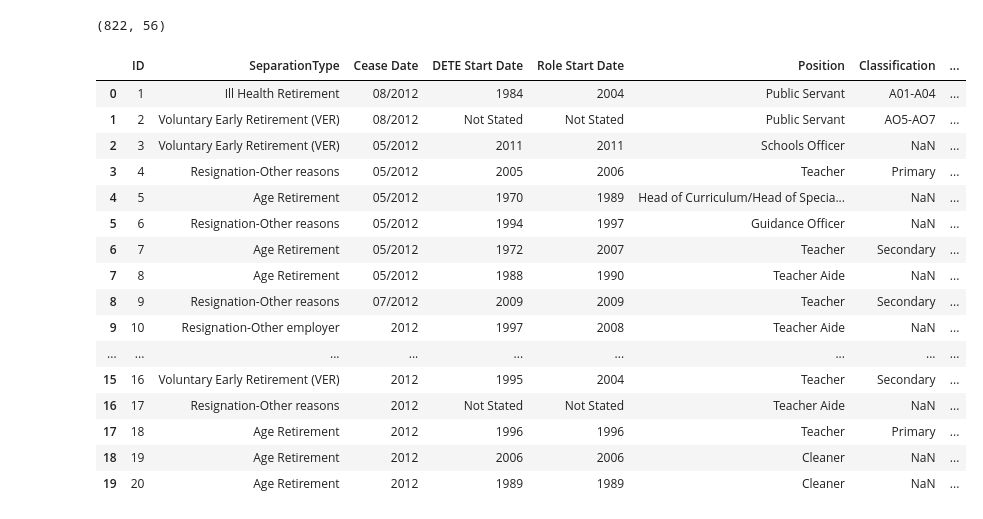
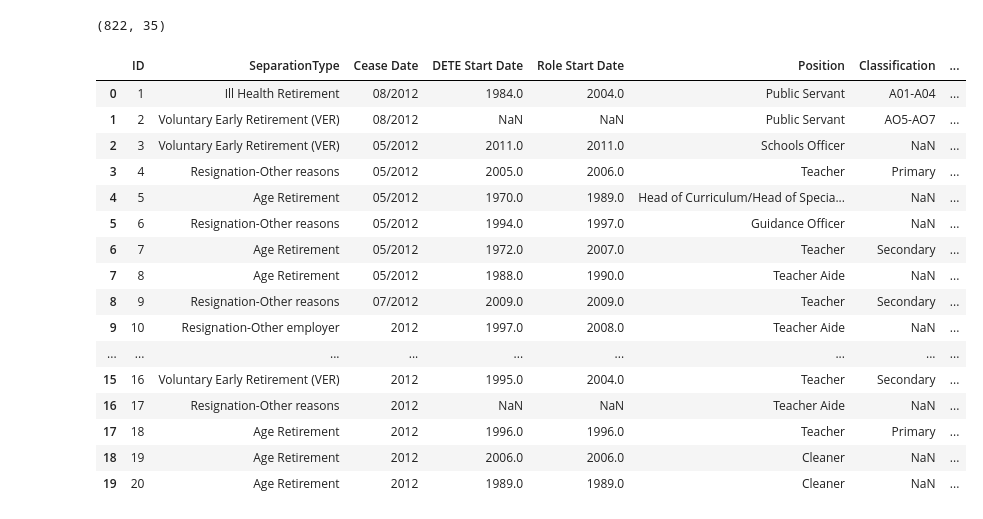
Before and after one commit to JimNeville/DETE_TAFE_employee_exit_surveys, a Jupyter notebook: data/data_cleaning/combine_datasets.ipynb, the cells around one changed output. Drawn from its saved outputs; the diff is of its cells as text; code cells hidden in the pictures.

Commit message:
EDA and reduced columns

```diff
--- a/data/data_cleaning/combine_datasets.ipynb
+++ b/data/data_cleaning/combine_datasets.ipynb
@@ -4,35 +4,46 @@
 import pandas as pd
 import numpy as np
 
-dete = pd.read_csv('../dete-exit-survey-january-2014.csv')
-tafe = pd.read_csv('../tafe-employee-exit-survey-access-database-december-2013.csv', encoding='iso-8859-1')
+dete = pd.read_csv('../dete-exit-survey-january-2014.csv',
+                    na_values='Not Stated' #replace 'Not Stated' values with nulls
+                  )
+tafe = pd.read_csv('../tafe-employee-exit-survey-access-database-december-2013.csv',
+                   encoding='iso-8859-1'
+                  )
+
+# Remove unnecessary columns
+
+dete_updated = dete.drop(dete.columns[28:49], axis=1)
+tafe_updated = tafe.drop(tafe.columns[17:66], axis=1)
 # %%
 # Set column and row display maximums
 
 pd.set_option('display.max_columns', 100)
 pd.set_option('display.max_rows', 100)
-# %%
-# Explore data
-
-print(dete.shape)
-dete.head(20)
-# %% [output]
-(822, 56)
-|  | ID | SeparationType | Cease Date | DETE Start Date | Role Start Date | Position | Classification | ... |
-| 0 | 1 | Ill Health Retirement | 08/2012 | 1984 | 2004 | Public Servant | A01-A04 | ... |
-| 1 | 2 | Voluntary Early Retirement (VER) | 08/2012 | Not Stated | Not Stated | Public Servant | AO5-AO7 | ... |
-| 2 | 3 | Voluntary Early Retirement (VER) | 05/2012 | 2011 | 2011 | Schools Officer | NaN | ... |
-| 3 | 4 | Resignation-Other reasons | 05/2012 | 2005 | 2006 | Teacher | Primary | ... |
-| 4 | 5 | Age Retirement | 05/2012 | 1970 | 1989 | Head of Curriculum/Head of Specia... | NaN | ... |
-| 5 | 6 | Resignation-Other reasons | 05/2012 | 1994 | 1997 | Guidance Officer | NaN | ... |
-| 6 | 7 | Age Retirement | 05/2012 | 1972 | 2007 | Teacher | Secondary | ... |
-| 7 | 8 | Age Retirement | 05/2012 | 1988 | 1990 | Teacher Aide | NaN | ... |
-| 8 | 9 | Resignation-Other reasons | 07/2012 | 2009 | 2009 | Teacher | Secondary | ... |
-| 9 | 10 | Resignation-Other employer | 2012 | 1997 | 2008 | Teacher Aide | NaN | ... |
-| ... | ... | ... | ... | ... | ... | ... | ... | ... |
-| 15 | 16 | Voluntary Early Retirement (VER) | 2012 | 1995 | 2004 | Teacher | Secondary | ... |
-| 16 | 17 | Resignation-Other reasons | 2012 | Not Stated | Not Stated | Teacher Aide | NaN | ... |
-| 17 | 18 | Age Retirement | 2012 | 1996 | 1996 | Teacher | Primary | ... |
-| 18 | 19 | Age Retirement | 2012 | 2006 | 2006 | Cleaner | NaN | ... |
-| 19 | 20 | Age Retirement | 2012 | 1989 | 1989 | Cleaner | NaN | ... |
+# %%
+# Explore data
+
+print(dete_updated.shape)
+dete_updated.head(20)
+
+# Columns to keep for analysis - ID, SeparationType, Cease Date, dete_updated Start Date, Gender, Age
+# %% [output]
+(822, 35)
+|  | ID | SeparationType | Cease Date | DETE Start Date | Role Start Date | Position | Classification | ... |
+| 0 | 1 | Ill Health Retirement | 08/2012 | 1984.0 | 2004.0 | Public Servant | A01-A04 | ... |
+| 1 | 2 | Voluntary Early Retirement (VER) | 08/2012 | NaN | NaN | Public Servant | AO5-AO7 | ... |
+| 2 | 3 | Voluntary Early Retirement (VER) | 05/2012 | 2011.0 | 2011.0 | Schools Officer | NaN | ... |
+| 3 | 4 | Resignation-Other reasons | 05/2012 | 2005.0 | 2006.0 | Teacher | Primary | ... |
+| 4 | 5 | Age Retirement | 05/2012 | 1970.0 | 1989.0 | Head of Curriculum/Head of Specia... | NaN | ... |
+| 5 | 6 | Resignation-Other reasons | 05/2012 | 1994.0 | 1997.0 | Guidance Officer | NaN | ... |
+| 6 | 7 | Age Retirement | 05/2012 | 1972.0 | 2007.0 | Teacher | Secondary | ... |
+| 7 | 8 | Age Retirement | 05/2012 | 1988.0 | 1990.0 | Teacher Aide | NaN | ... |
+| 8 | 9 | Resignation-Other reasons | 07/2012 | 2009.0 | 2009.0 | Teacher | Secondary | ... |
+| 9 | 10 | Resignation-Other employer | 2012 | 1997.0 | 2008.0 | Teacher Aide | NaN | ... |
+| ... | ... | ... | ... | ... | ... | ... | ... | ... |
+| 15 | 16 | Voluntary Early Retirement (VER) | 2012 | 1995.0 | 2004.0 | Teacher | Secondary | ... |
+| 16 | 17 | Resignation-Other reasons | 2012 | NaN | NaN | Teacher Aide | NaN | ... |
+| 17 | 18 | Age Retirement | 2012 | 1996.0 | 1996.0 | Teacher | Primary | ... |
+| 18 | 19 | Age Retirement | 2012 | 2006.0 | 2006.0 | Cleaner | NaN | ... |
+| 19 | 20 | Age Retirement | 2012 | 1989.0 | 1989.0 | Cleaner | NaN | ... |
 # %%
```
Also changed, not shown: parts of 10 cells of this notebook.
